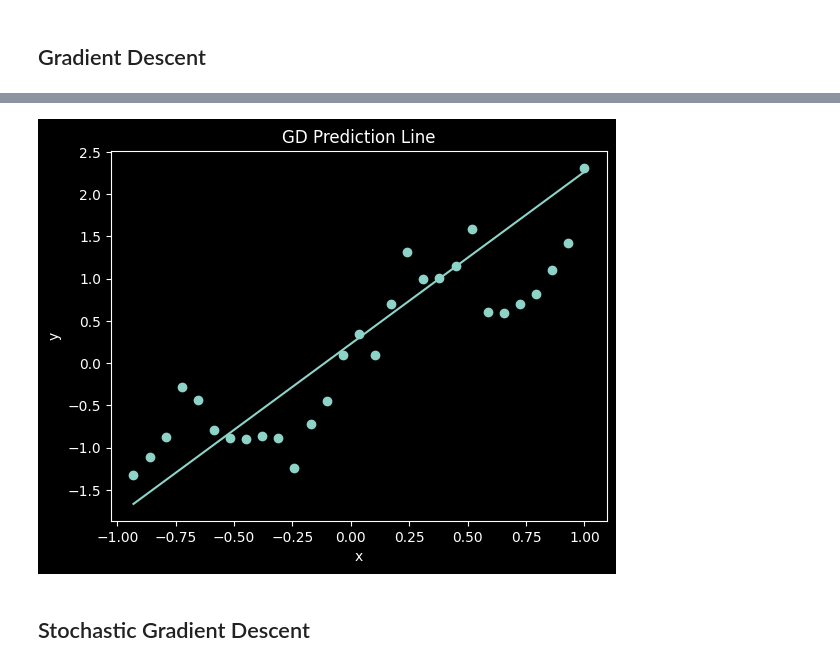
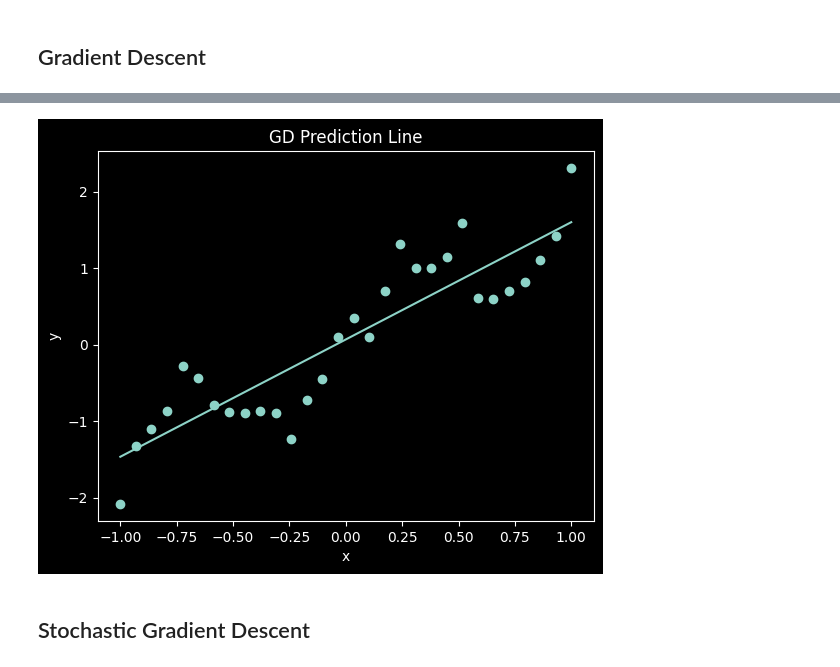
Before and after one commit to viniciuspxc/Reconhecimento_de_Padroes, a Jupyter notebook: Listas/Lista 1/Lista 01.ipynb, the cells around one changed output, grey strips where cells are left out. Saved outputs shown, nothing was run; the diff lists cells and outputs as text; code cells hidden in the pictures.

```diff
--- a/Listas/Lista 1/Lista 01.ipynb
+++ b/Listas/Lista 1/Lista 01.ipynb
@@ -13,6 +21,6 @@ import matplotlib.pyplot as plt
 plt.style.use('dark_background')
 # %%
-df = pd.read_csv("content/artificial1d.csv")
+df = pd.read_csv("content/artificial1d.csv", header=None)
 df.columns = ['x', 'y']
 df.head()
 # %% [output]
@@ -33,29 +44,49 @@ plt.show()
 ## Gradient Descent
 # %%
 class GradientDescent:
-    def __init__(self, alpha=0.1, epochs=10):
+    def __init__(self, alpha=0.1, epochs=10, output_dir=None):
         self.alpha = alpha
         self.epochs = epochs
         self.w0 = 0
         self.w1 = 0
+        self.cost_per_epoch = []
+        self.output_dir = output_dir
 
     def fit(self, x, y, plot=False):
-        error_list = []
-        error_list_x = []
+        self.w0 = 0
+        self.w1 = 0
+
         for epoch in range(self.epochs):
+            error_list = []
+            error_list_x = []
+            x, y = shuffle(x, y)
+
             for i in range(len(x)):
                 y_hat = self.w0 + self.w1 * x[i]
-                error_list.append(y[i] - y_hat)
-                error_list_x.append((y[i] - y_hat) * x[i])
-            self.w0 = self.w0 + self.alpha * 1 / len(x) * sum(error_list)
-            self.w1 = self.w1 + self.alpha * 1 / len(x) * sum(error_list_x)
+                error = y[i] - y_hat
+                error_list.append(error)
+                error_list_x.append(error * x[i])
+            self.w0 += self.alpha * 1 / len(x) * sum(error_list)
+            self.w1 += self.alpha * 1 / len(x) * sum(error_list_x)
+
+            mse = sum([error**2 for error in error_list]) / \
+                (2 * len(error_list))
+            self.cost_per_epoch.append(mse)
 
             if plot:
                 plot_x = [x.min(), x.max()]
                 plot_y = [self.w0 + self.w1 * x for x in plot_x]
                 plt.plot(plot_x, plot_y)
-                plt.scatter(df["x"], df["y"])
-                plt.show()
+                plt.scatter(x, y)
+                plt.xlabel('x')
+                plt.ylabel('y')
+
+                if self.output_dir:
+                    plt.savefig(os.path.join(
+                        self.output_dir, f'gd_epoch_{epoch + 1}.png'))
+                    plt.close()
+                else:
+                    plt.show()
         return self.w0, self.w1
 
     def predict(self, x):
@@ -65,2 +94,4 @@ GD = GradientDescent()
+# %%
+GD = GradientDescent(alpha=0.1, epochs=100)
 # %%
 GD.fit(df['x'], df['y'])
@@ -68,12 +107,12 @@ GD_pred = GD.predict(df['x'])
 # %%
 plt.scatter(df['x'], df['y'])
-plt.plot(df['x'], GD_pred)
+plt.plot(df['x'], GD.predict(df['x']))
 plt.xlabel('x')
 plt.ylabel('y')
 plt.title('GD Prediction Line')
 plt.show()
 # %% [output]
-[figure, old version]
+[figure, new version]
 # %% [markdown]
 ## Stochastic Gradient Descent
 # %%
```
Also changed, not shown: parts of 19 cells of this notebook, 3 other files.
